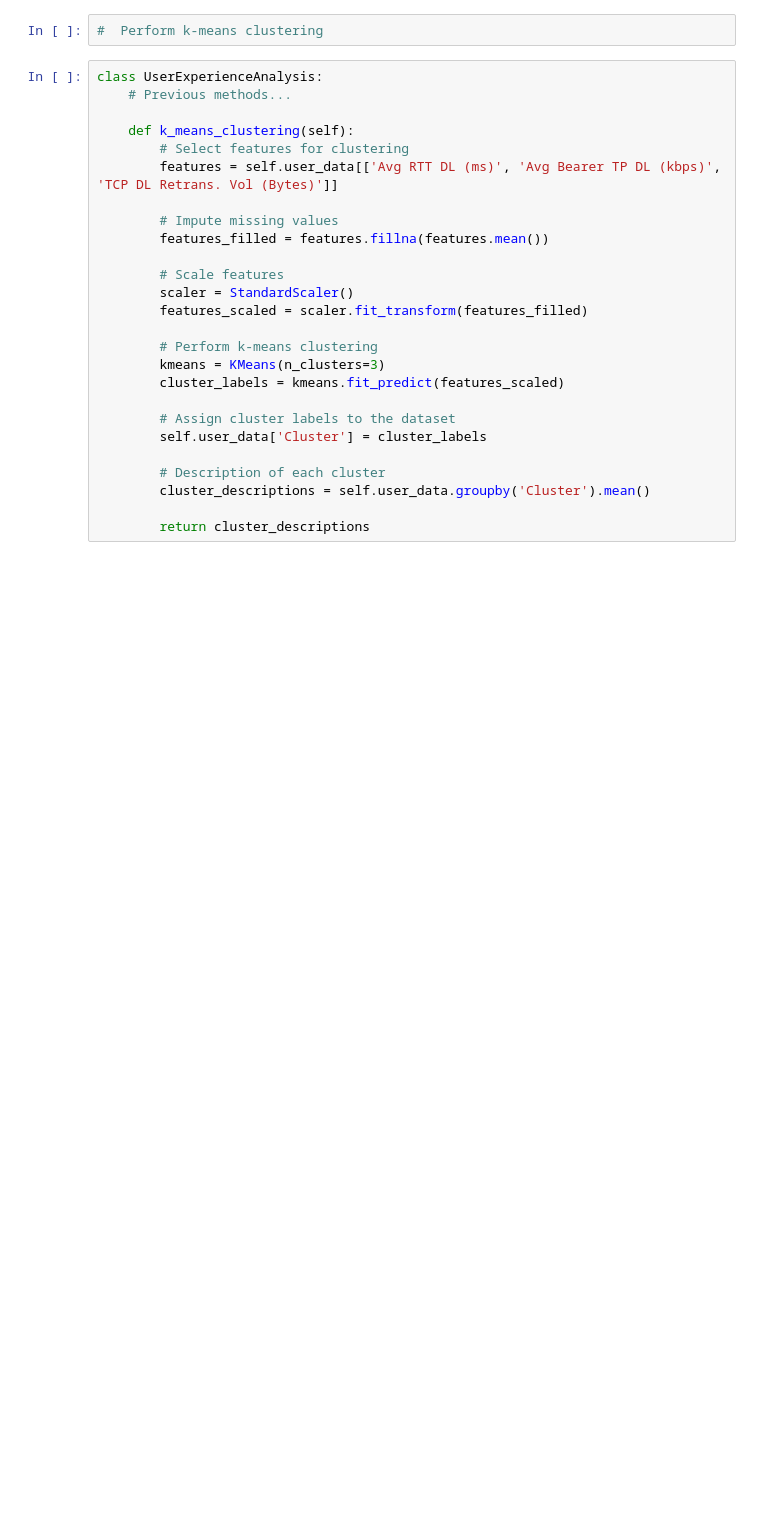
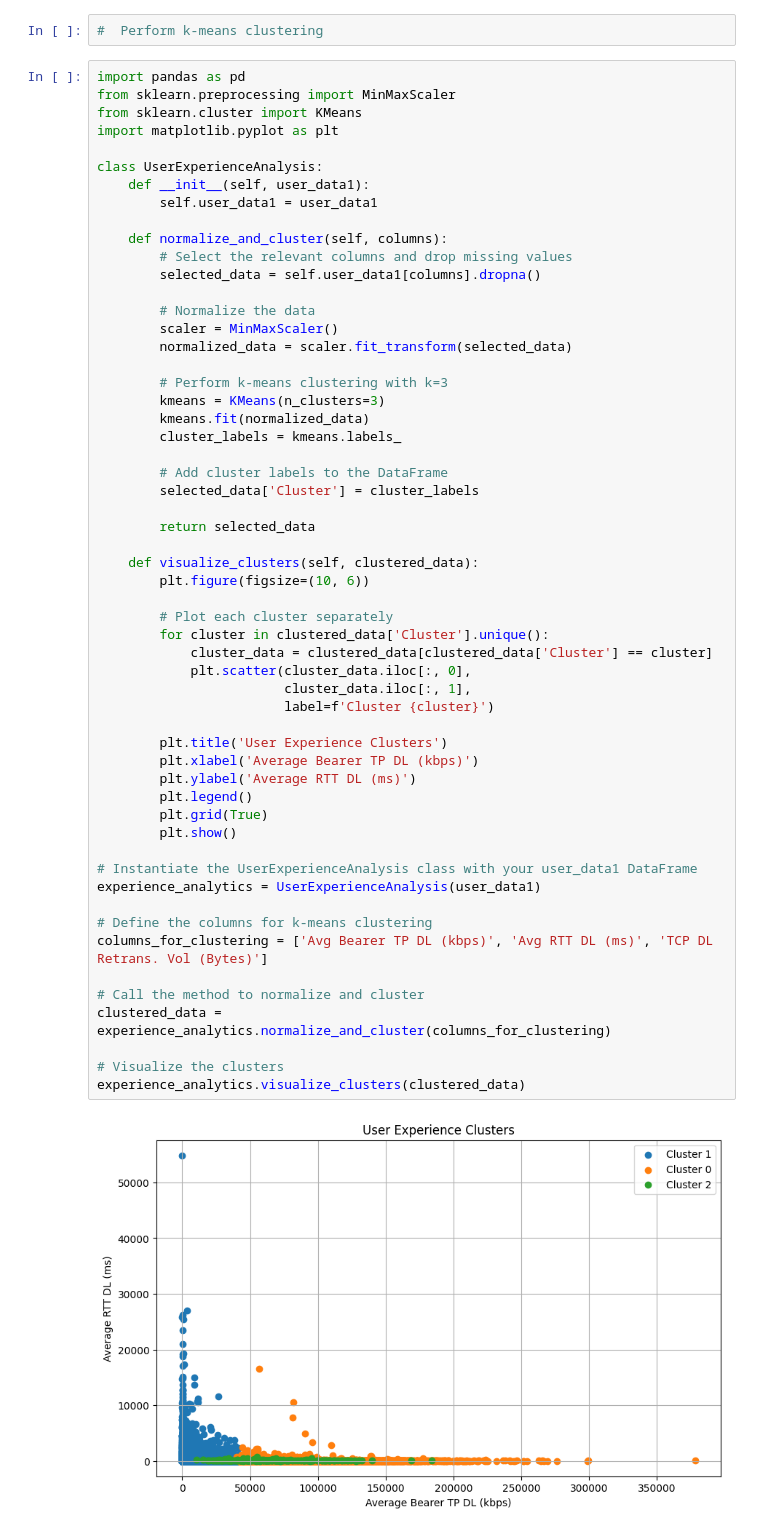
Before and after one commit to Yaadee/profitability_data_analysis, a Jupyter notebook: notebooks/EDA analysis.ipynb, the cells around one changed output. Drawn from its saved outputs; the diff is of its cells as text; blank space fills up the shorter version.

```diff
--- a/notebooks/EDA analysis.ipynb
+++ b/notebooks/EDA analysis.ipynb
@@ -1163,28 +1159,60 @@ AttributeError: 'UserExperienceAnalysis' object has no attribute 'compute_per_ha
 # %%
 #  Perform k-means clustering
 # %%
+import pandas as pd
+from sklearn.preprocessing import MinMaxScaler
+from sklearn.cluster import KMeans
+import matplotlib.pyplot as plt
+
 class UserExperienceAnalysis:
-    # Previous methods...
+    def __init__(self, user_data1):
+        self.user_data1 = user_data1
 
-    def k_means_clustering(self):
-        # Select features for clustering
-        features = self.user_data[['Avg RTT DL (ms)', 'Avg Bearer TP DL (kbps)', 'TCP DL Retrans. Vol (Bytes)']]
+    def normalize_and_cluster(self, columns):
+        # Select the relevant columns and drop missing values
+        selected_data = self.user_data1[columns].dropna()
 
-        # Impute missing values
-        features_filled = features.fillna(features.mean())
+        # Normalize the data
+        scaler = MinMaxScaler()
+        normalized_data = scaler.fit_transform(selected_data)
 
-        # Scale features
-        scaler = StandardScaler()
-        features_scaled = scaler.fit_transform(features_filled)
+        # Perform k-means clustering with k=3
+        kmeans = KMeans(n_clusters=3)
+        kmeans.fit(normalized_data)
+        cluster_labels = kmeans.labels_
 
-        # Perform k-means clustering
-        kmeans = KMeans(n_clusters=3)
-        cluster_labels = kmeans.fit_predict(features_scaled)
+        # Add cluster labels to the DataFrame
+        selected_data['Cluster'] = cluster_labels
 
-        # Assign cluster labels to the dataset
-        self.user_data['Cluster'] = cluster_labels
+        return selected_data
 
-        # Description of each cluster
-        cluster_descriptions = self.user_data.groupby('Cluster').mean()
+    def visualize_clusters(self, clustered_data):
+        plt.figure(figsize=(10, 6))
 
-        return cluster_descriptions
+        # Plot each cluster separately
+        for cluster in clustered_data['Cluster'].unique():
+            cluster_data = clustered_data[clustered_data['Cluster'] == cluster]
+            plt.scatter(cluster_data.iloc[:, 0],
+                        cluster_data.iloc[:, 1],
+                        label=f'Cluster {cluster}')
+
+        plt.title('User Experience Clusters')
+        plt.xlabel('Average Bearer TP DL (kbps)')
+        plt.ylabel('Average RTT DL (ms)')
+        plt.legend()
+        plt.grid(True)
+        plt.show()
+
+# Instantiate the UserExperienceAnalysis class with your user_data1 DataFrame
+experience_analytics = UserExperienceAnalysis(user_data1)
+
+# Define the columns for k-means clustering
+columns_for_clustering = ['Avg Bearer TP DL (kbps)', 'Avg RTT DL (ms)', 'TCP DL Retrans. Vol (Bytes)']
+
+# Call the method to normalize and cluster
+clustered_data = experience_analytics.normalize_and_cluster(columns_for_clustering)
+
+# Visualize the clusters
+experience_analytics.visualize_clusters(clustered_data)
+# %% [output]
+[figure, added]
```
Also changed, not shown: parts of 4 cells of this notebook.
